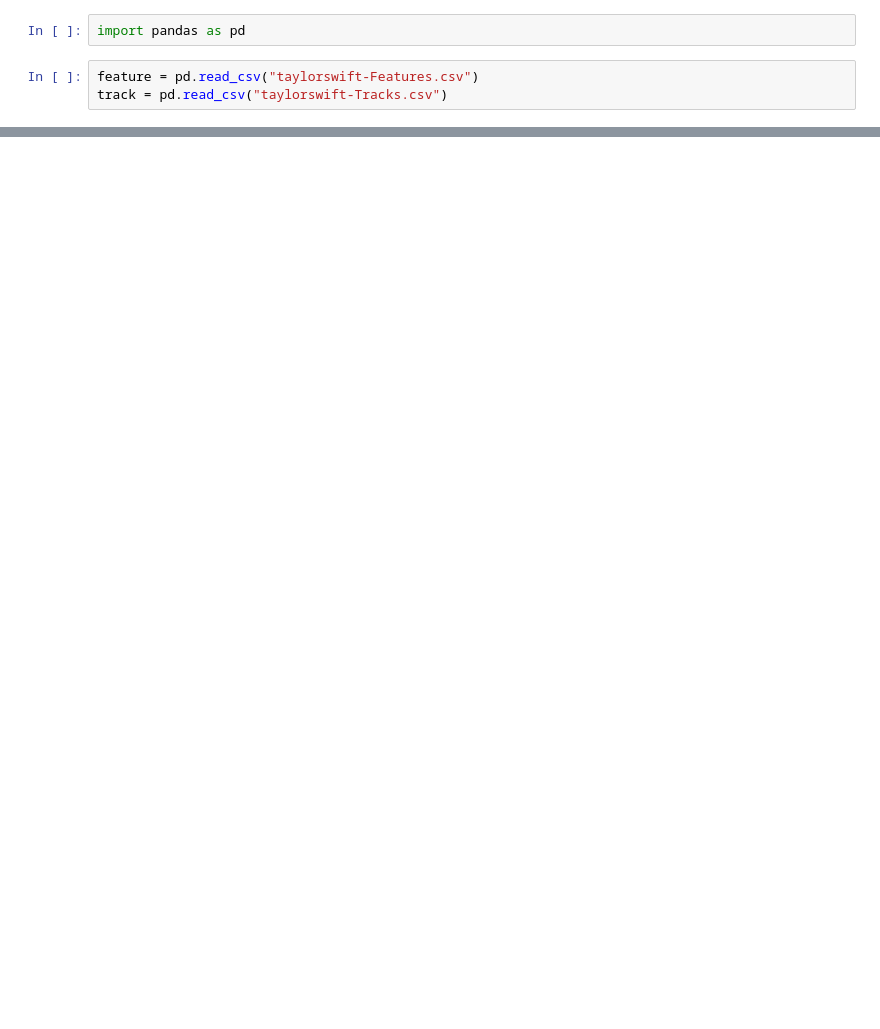
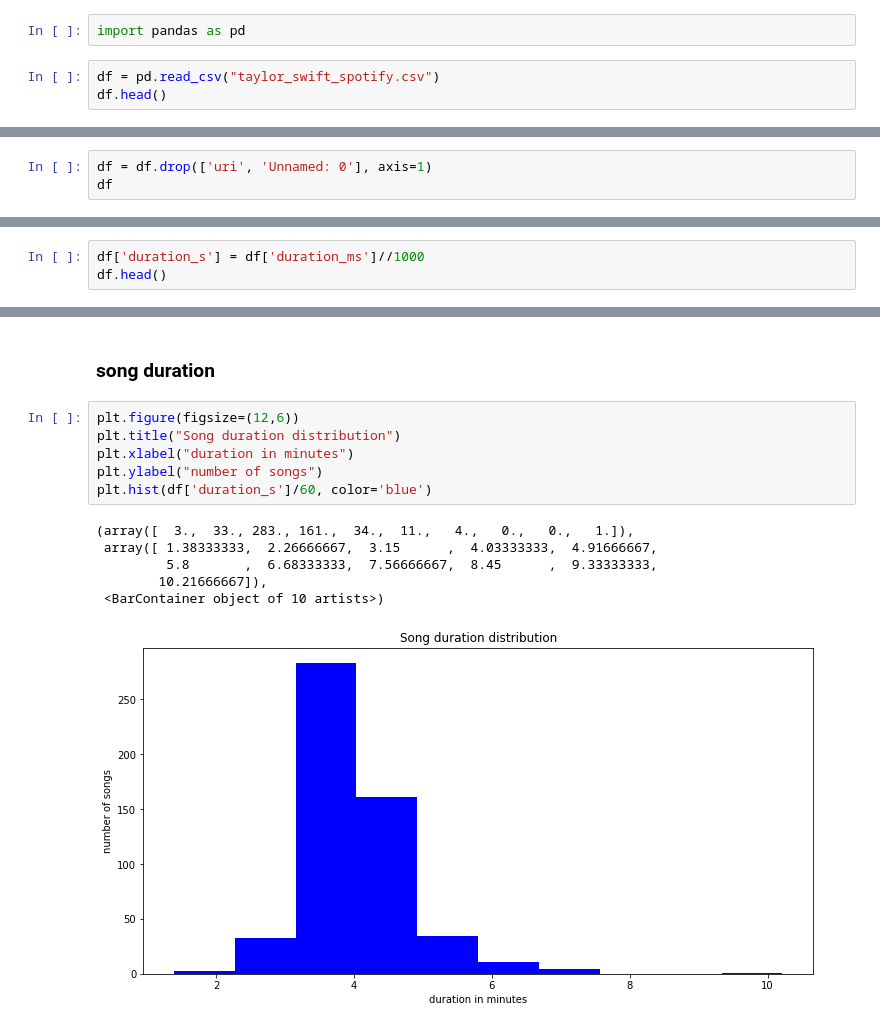
Before and after one commit to st101cc/CS-course, a Jupyter notebook: Untitled Folder/taylor_swift.ipynb, the cells around one changed output, grey strips where cells are left out. Saved outputs shown, nothing was run; the diff lists cells and outputs as text; blank space fills up the shorter version.

Commit message:
taylor_swift

```diff
--- a/Untitled Folder/taylor_swift.ipynb
+++ b/Untitled Folder/taylor_swift.ipynb
@@ -1,6 +3,6 @@
 # %%
 import pandas as pd
 # %%
-feature = pd.read_csv("taylorswift-Features.csv")
-track = pd.read_csv("taylorswift-Tracks.csv")
+df = pd.read_csv("taylor_swift_spotify.csv")
+df.head()
 # %% [output]
@@ -39,0 +49,3 @@ track
+# %%
+df = df.drop(['uri', 'Unnamed: 0'], axis=1)
+df
@@ -39,0 +66,3 @@ track
+# %%
+df['duration_s'] = df['duration_ms']//1000
+df.head()
@@ -39,0 +172,15 @@ track
+# %% [markdown]
+### song duration
+# %%
+plt.figure(figsize=(12,6))
+plt.title("Song duration distribution")
+plt.xlabel("duration in minutes")
+plt.ylabel("number of songs")
+plt.hist(df['duration_s']/60, color='blue')
+# %% [output]
+(array([  3.,  33., 283., 161.,  34.,  11.,   4.,   0.,   0.,   1.]),
+ array([ 1.38333333,  2.26666667,  3.15      ,  4.03333333,  4.91666667,
+         5.8       ,  6.68333333,  7.56666667,  8.45      ,  9.33333333,
+        10.21666667]),
+ <BarContainer object of 10 artists>)
+[figure, added]
```
Also changed, not shown: parts of 20 cells of this notebook.
